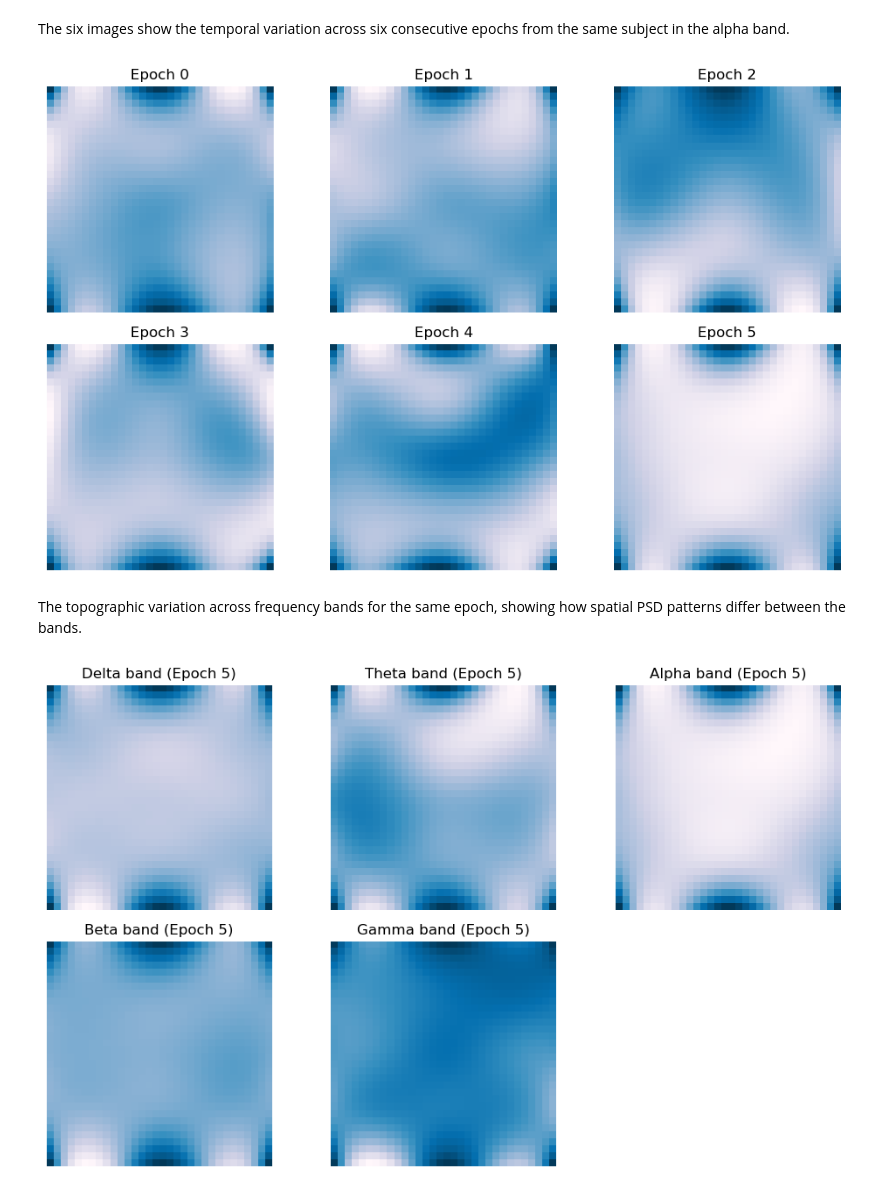
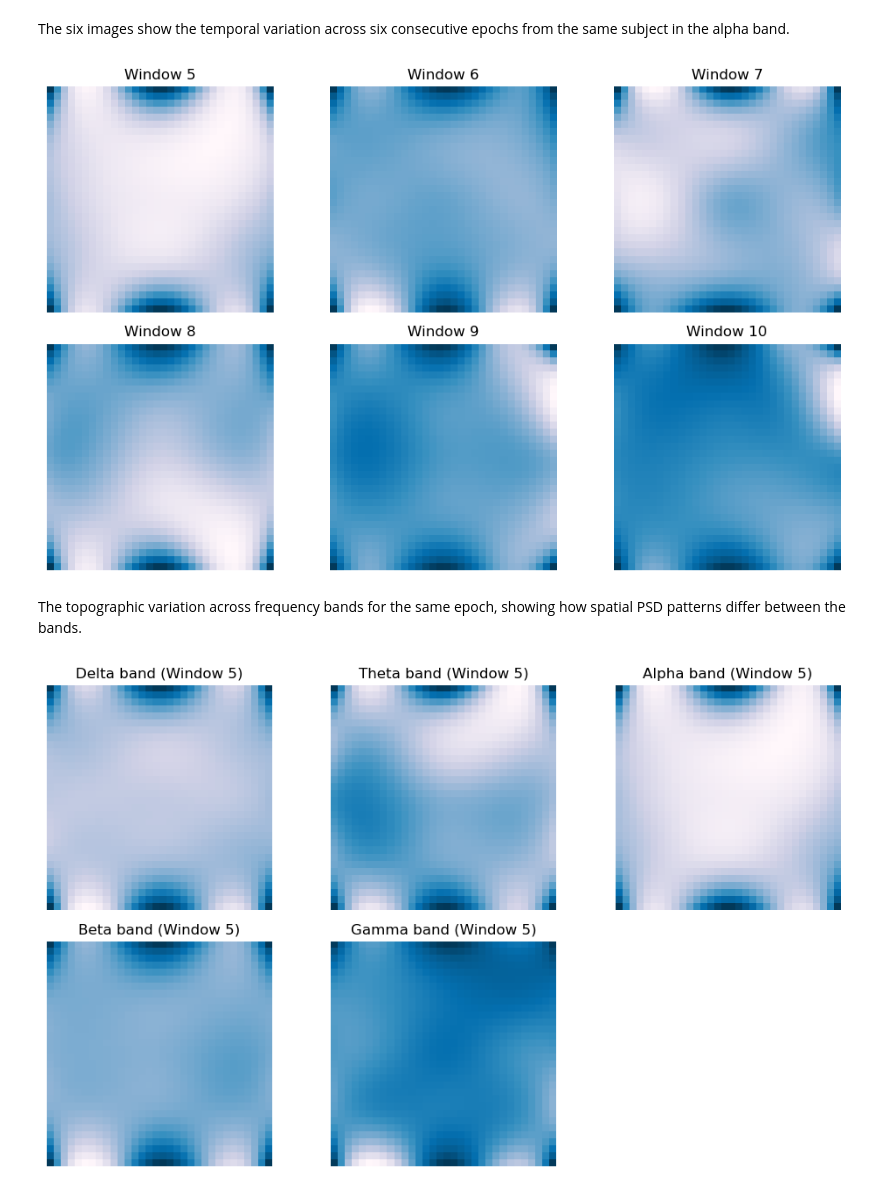
Before and after one commit to SiuhiuY/alzheimers-disease-detection, a Jupyter notebook: notebooks/image.ipynb, the cells around one changed output. Saved outputs shown, nothing was run; the diff lists cells and outputs as text; code cells hidden in the pictures.

Commit message:
chore: update plots

```diff
--- a/notebooks/image.ipynb
+++ b/notebooks/image.ipynb
@@ -85,18 +85,18 @@ The six images show the temporal variation across six consecutive epochs from th
 # %%
 # Alpha band interpolated grids through multiple epochs
 n = 6
 plt.figure(figsize=(10, 6))
 for i in range(n):
     plt.subplot(2, 3, i+1)
-    plt.imshow(interpolated_data[i], cmap="PuBu_r", origin="lower")
-    plt.title(f"Epoch {i}")
+    plt.imshow(interpolated_data[i+5], cmap="PuBu_r", origin="lower")
+    plt.title(f"Window {i+5}")
     # plt.colorbar()
     plt.axis("off")
 plt.savefig("figures/multiple_interpolated_grids.pdf", dpi=300, bbox_inches="tight")
 plt.tight_layout()
 plt.show()
 # %% [output]
-[figure, old version]
+[figure, new version]
 # %%
 # Save each image separately for further visualisation
 os.makedirs("figures/multiple_interpolated_grids", exist_ok=True)
@@ -120,14 +120,14 @@ for i, band in enumerate(["delta", "theta", "alpha", "beta", "gamma"]):
     interpolated = processor.interpolate()
     plt.subplot(2, 3, i+1)
     plt.imshow(interpolated[epoch_ind], cmap="PuBu_r", origin="lower")
-    plt.title(f"{band.capitalize()} band (Epoch {epoch_ind})")
+    plt.title(f"{band.capitalize()} band (Window {epoch_ind})")
     # plt.colorbar()
     plt.axis("off")
 plt.tight_layout()
 plt.savefig("figures/different_frequency_bands.pdf", dpi=300, bbox_inches="tight")
 plt.show()
 # %% [output]
-[figure, old version]
+[figure, new version]
 # %%
 # Save each image separately for further visualisation
 os.makedirs("figures/multiple_band_grid", exist_ok=True)
```
Also changed, not shown: parts of 1 cell of this notebook.
